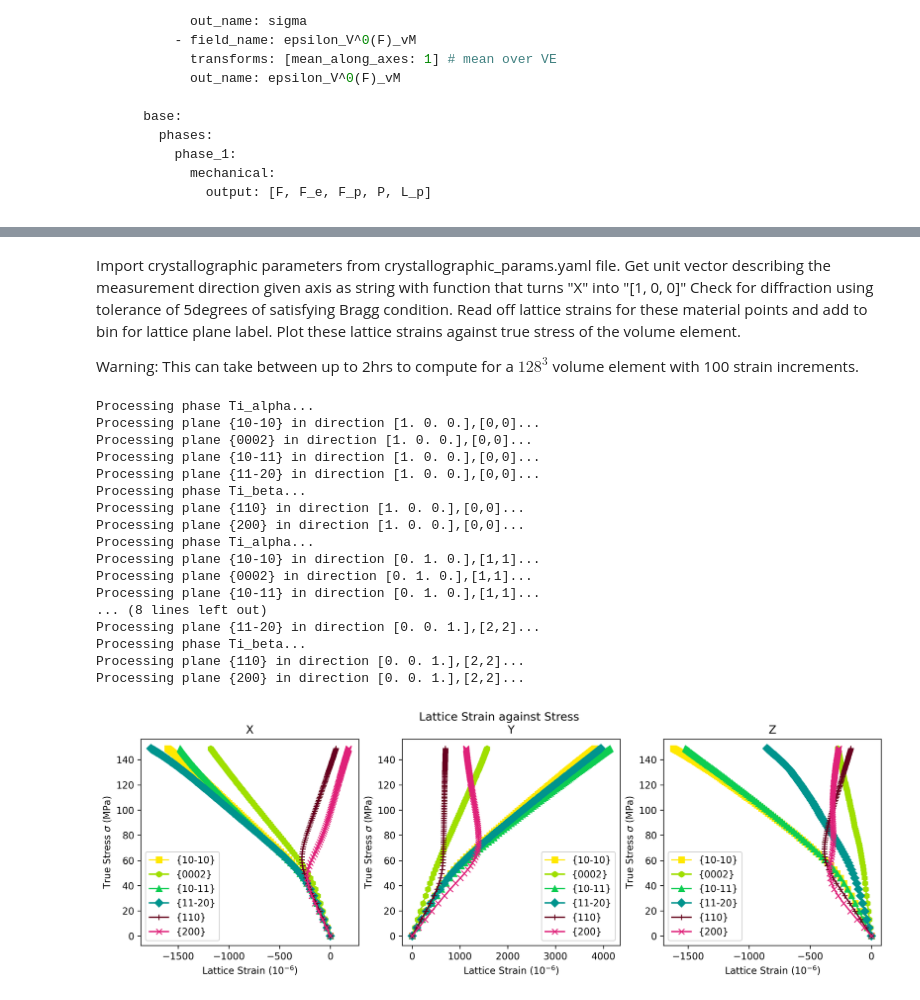
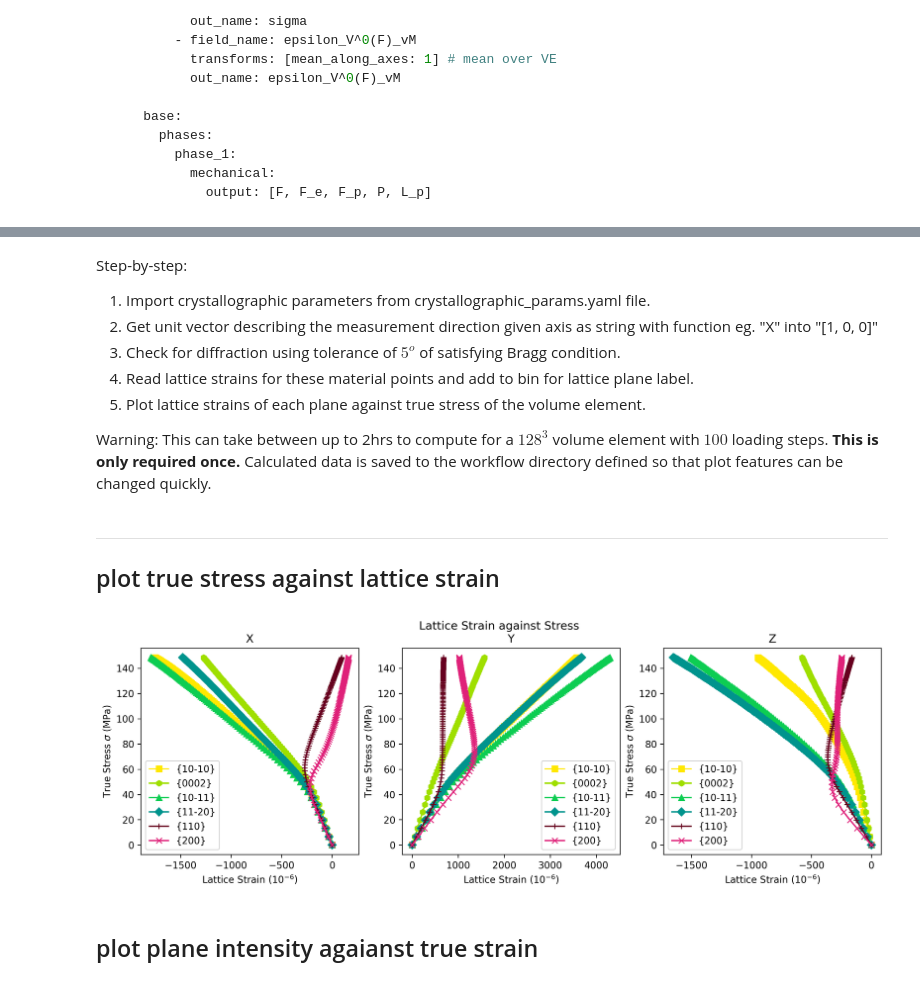
Before and after one commit to LightForm-group/Diffraction-postprocessing, a Jupyter notebook: post-processing_example.ipynb, the cells around one changed output, grey strips where cells are left out. Drawn from its saved outputs; the diff is of its cells as text; code cells hidden in the pictures.

```diff
--- a/post-processing_example.ipynb
+++ b/post-processing_example.ipynb
@@ -62,20 +62,20 @@ plotting.plot_stress_strain?
 import numpy as np
 import matplotlib.pyplot as plt
 
-axes = ["X", "Y", "Z"]
+ve_response = workflow.tasks.simulate_volume_element_loading.elements[0].outputs.volume_element_response
 
 fig, axs = plt.subplots(1,3, figsize=(13, 4), dpi=300, facecolor='w')
 fig.suptitle('Stress-Strain')
 
-for i, axis in enumerate(axes): # loop over axes directions
-    stress = ve_response["volume_data"]["sigma"]["data"][:, i, i]
+for i, axis in enumerate(["X", "Y", "Z"]): # loop over axes directions
+    stress = ve_response["volume_data"]["sigma"]["data"][:, i, i]/1e6 # MPa
     strain = ve_response["volume_data"]["epsilon_V^0(F)_vM"]["data"]
 
-    axs[i].plot(strain, stress/1e6, linestyle='solid', marker='o', color="k")
+    axs[i].plot(strain, stress, linestyle='solid', marker='o', color="k")
     axs[i].title.set_text(f"{axis}")
     axs[i].set_facecolor("white")
     axs[i].set_xlabel(f"Strain $\epsilon$ [-]")
-    axs[i].set_ylabel(f"Stress $\sigma_{{{str(i+1)}{str(i+1)}}}$ (MPa)") #stress is plotted on scale of MPa (/1e6).
+    axs[i].set_ylabel(f"Stress $\sigma_{{{str(i+1)}{str(i+1)}}}$ (MPa)")
 
 # Note: plots axes are labelled, but plots are not titled.
 # this is so that the user may title their plot, and so that
@@ -89,8 +124,10 @@ The following takes a matflow workflow's `workflow.hdf5` file and plots true str
 # %% [markdown]
-Import crystallographic parameters from crystallographic_params.yaml file.
-Get unit vector describing the measurement direction given axis as string with function that turns "X" into "[1, 0, 0]"
-Check for diffraction using tolerance of 5degrees of satisfying Bragg condition.
-Read off lattice strains for these material points and add to bin for lattice plane label.
-Plot these lattice strains against true stress of the volume element.
+Step-by-step:
+1. Import crystallographic parameters from crystallographic_params.yaml file.
+2. Get unit vector describing the measurement direction given axis as string with function eg. "X" into "[1, 0, 0]"
+3. Check for diffraction using tolerance of $5^o$ of satisfying Bragg condition.
+4. Read lattice strains for these material points and add to bin for lattice plane label.
+5. Plot lattice strains of each plane against true stress of the volume element.
 
-Warning: This can take between up to 2hrs to compute for a $128^3$ volume element with 100 strain increments.
+Warning: This can take between up to 2hrs to compute for a $128^3$ volume element with $100$ loading steps.
+**This is only required once.** Calculated data is saved to the workflow directory defined so that plot features can be changed quickly.
@@ -101,50 +134,51 @@ phases = import_diff_params("Ti_alpha", "Ti_beta")
 # %%
 
+import numpy as np
 import matplotlib.pyplot as plt
+import pickle
 from lattice_strain import lattice_strain
+from utils import import_diff_params
 
+phases = import_diff_params("Ti_alpha", "Ti_beta")
 # define ve_response in workflow for stress and strain data...
 ve_response = workflow.tasks.simulate_volume_element_loading.elements[0].outputs.volume_element_response
 true_stress = ve_response['volume_data']['sigma']['data'][:,1, 1]/1e6 # this is for Y axis. X would be [0, 0]
 
-axes = ["X", "Y", "Z"] # specify axis direction
-
 latticestrain={}
 plane_intensity={}
-for axis in axes: # plot subsequent plots for every axis direction
+for axis in ["X", "Y", "Z"]: # plot subsequent plots for every axis direction
 
     # calculate lattice strains and count material points with that lattice strain
     latticestrain[axis], plane_intensity[axis] = lattice_strain(workflow, phases, axis=axis, tol=10)
+
+# save data to avoid re-running
+with open(workflow_dir+'lattice_strain.pkl', 'wb') as ls:
+    pickle.dump(latticestrain, ls)
+ls.close()
+with open(workflow_dir+'plane_intensity.pkl', 'wb') as pi:
+    pickle.dump(plane_intensity, pi)
+pi.close()
-# %% [output]
-Processing phase Ti_alpha...
-Processing plane {10-10} in direction [1. 0. 0.],[0,0]...
-Processing plane {0002} in direction [1. 0. 0.],[0,0]...
-Processing plane {10-11} in direction [1. 0. 0.],[0,0]...
-Processing plane {11-20} in direction [1. 0. 0.],[0,0]...
-Processing phase Ti_beta...
-Processing plane {110} in direction [1. 0. 0.],[0,0]...
-Processing plane {200} in direction [1. 0. 0.],[0,0]...
-Processing phase Ti_alpha...
-Processing plane {10-10} in direction [0. 1. 0.],[1,1]...
-Processing plane {0002} in direction [0. 1. 0.],[1,1]...
-Processing plane {10-11} in direction [0. 1. 0.],[1,1]...
-... (8 lines left out)
-Processing plane {11-20} in direction [0. 0. 1.],[2,2]...
-Processing phase Ti_beta...
-Processing plane {110} in direction [0. 0. 1.],[2,2]...
-Processing plane {200} in direction [0. 0. 1.],[2,2]...
+# %% [markdown]
+---
+## plot true stress against lattice strain
 # %%
 %matplotlib inline
+
+import numpy as np
 import matplotlib.pyplot as plt
+import pickle
 from plotting import plot_latticestrain
+
+latticestrain = pickle.load(open(workflow_dir+'lattice_strain.pkl', 'rb'))
+true_stress = ve_response['volume_data']['sigma']['data'][:,1, 1]/1e6 # this is for Y axis. X would be [0, 0]
 
 fig, axs = plt.subplots(1,3, figsize=(14, 4), dpi=300) # one row, three coloumns
 fig.suptitle('Lattice Strain against Stress')
-for i, axis in enumerate(axes):
+for i, axis in enumerate(["X", "Y", "Z"]):
     plot_latticestrain(axs[i], true_stress, latticestrain, axis, incs="*", xlim=None, ylim=None)
-
-plt.savefig(workflow_dir+"Latticestrain_stress", dpi='figure')
 # %% [output]
-[figure, old version]
+[figure, new version]
+# %% [markdown]
+## plot plane intensity agaianst true strain
 # %%
 %matplotlib inline
```
Also changed, not shown: parts of 11 cells of this notebook, 3 other files.
